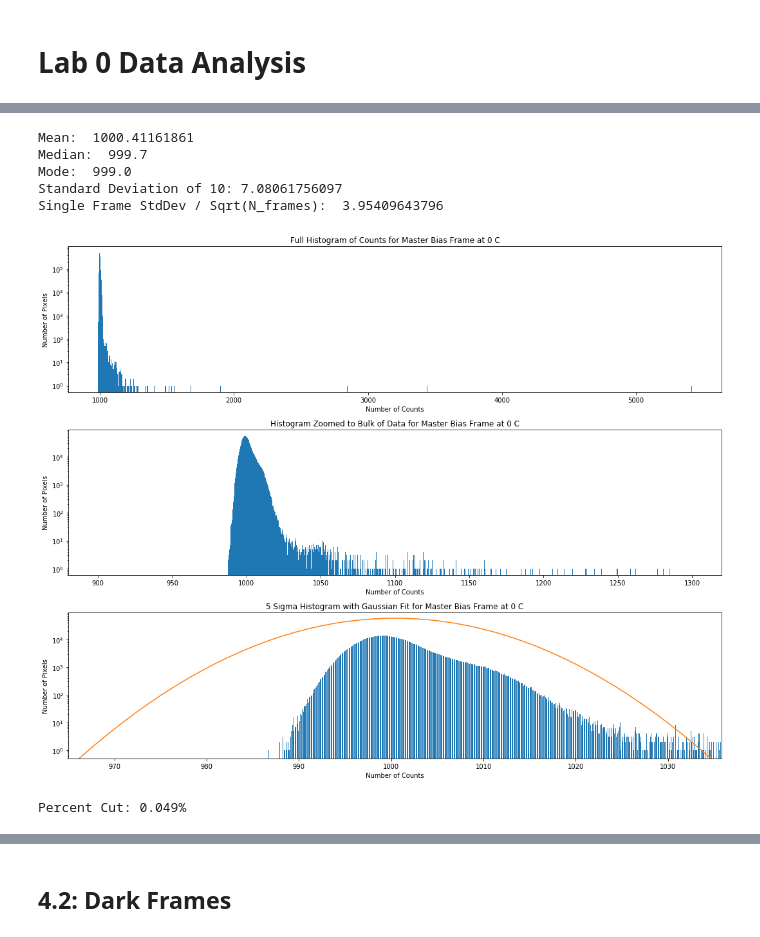
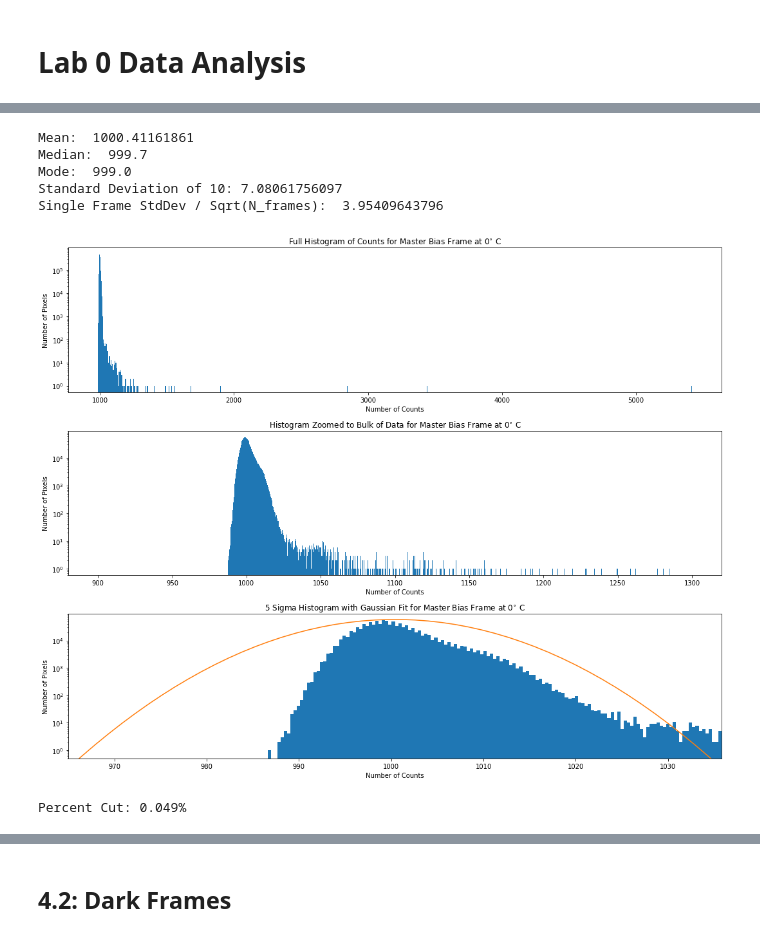
Before and after one commit to NMiklave/ast443-nyc, a Jupyter notebook: lab0/jupyter/lab0_analysis.ipynb, the cells around one changed output, grey strips where cells are left out. Drawn from its saved outputs; the diff is of its cells as text; code cells hidden in the pictures.

```diff
--- a/lab0/jupyter/lab0_analysis.ipynb
+++ b/lab0/jupyter/lab0_analysis.ipynb
@@ -100,38 +102,38 @@ ax1.hist(master_bias.flatten(), bins=1000, log=True)
 ax2.hist(master_bias.flatten(), bins=1000, log=True, range=(900, 1300))
 
 domain = np.linspace(mu-5*sig, mu+5*sig)
 bias_gauss = np.exp(-pow((mu-domain)/sig, 2)/2)/np.sqrt(2*np.pi)/sig*len(master_bias.flatten())
 
-ax3.hist([x for x in master_bias.flatten() if x < mu+5*sig], bins=1000, range=(mu-5*sig, mu+5*sig), log=True)
+ax3.hist([x for x in master_bias.flatten() if x < mu+5*sig], bins=200, range=(mu-5*sig, mu+5*sig), log=True)
 ax3.plot(domain, bias_gauss)
 ax3.set_xlim(mu-5*sig, mu+5*sig)
 ax3.set_ylim(0.5, ax2.get_ylim()[1])
 
-ax1.set_title('Full Histogram of Counts for Master Bias Frame at 0 C')
+ax1.set_title(r'Full Histogram of Counts for Master Bias Frame at 0$^{\circ}$ C')
 ax1.set_xlabel('Number of Counts')
 ax1.set_ylabel('Number of Pixels')
 
-ax2.set_title('Histogram Zoomed to Bulk of Data for Master Bias Frame at 0 C')
+ax2.set_title(r'Histogram Zoomed to Bulk of Data for Master Bias Frame at 0$^{\circ}$ C')
 ax2.set_xlabel('Number of Counts')
 ax2.set_ylabel('Number of Pixels')
 
-ax3.set_title('5 Sigma Histogram with Gaussian Fit for Master Bias Frame at 0 C')
+ax3.set_title(r'5 Sigma Histogram with Gaussian Fit for Master Bias Frame at 0$^{\circ}$ C')
 ax3.set_xlabel('Number of Counts')
 ax3.set_ylabel('Number of Pixels')
 
 fig.tight_layout()
 
 plt.show()
 
 print('Percent Cut: {0:3.3f}%'.format(100-len([x for x in master_bias.flatten() if x < mu+5*sig])
                                       /len(master_bias.flatten())*100))
 # %% [output]
 Mean:  1000.41161861
 Median:  999.7
 Mode:  999.0
 Standard Deviation of 10: 7.08061756097
 Single Frame StdDev / Sqrt(N_frames):  3.95409643796
-[figure, old version]
+[figure, new version]
 Percent Cut: 0.049%
 # %%
 # Open file
```
Also changed, not shown: parts of 21 cells of this notebook, 2 other files.
